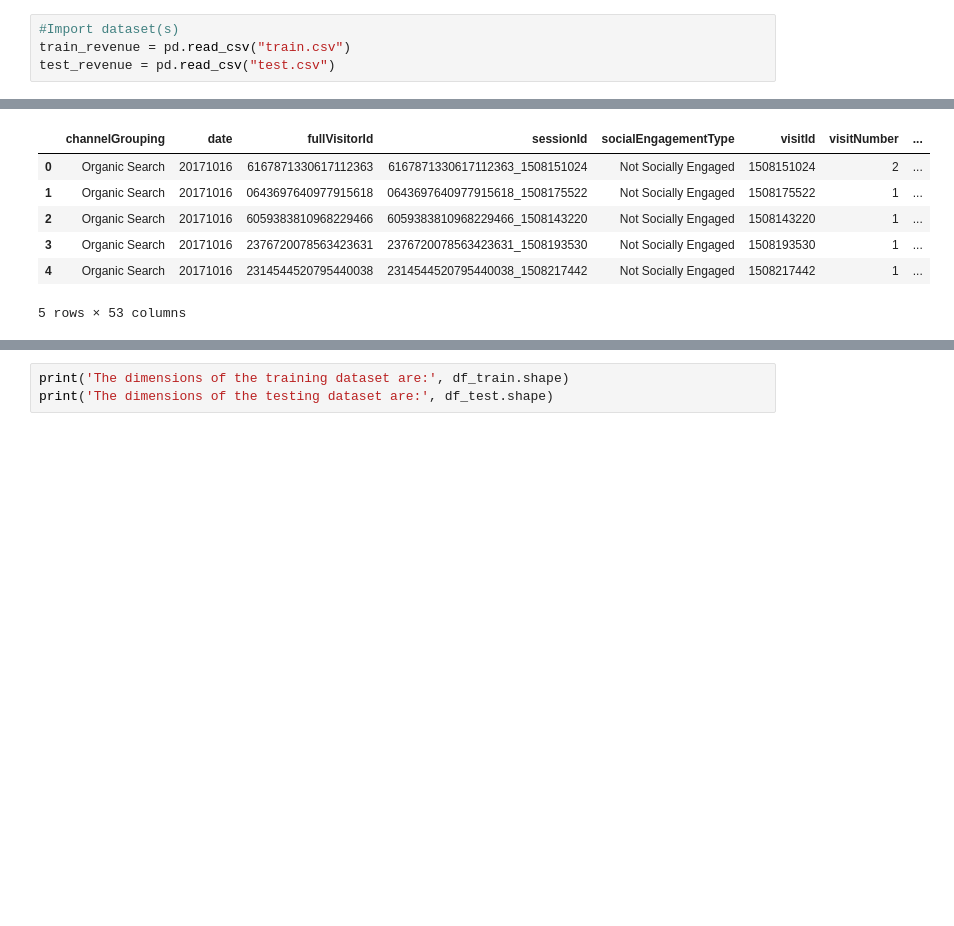
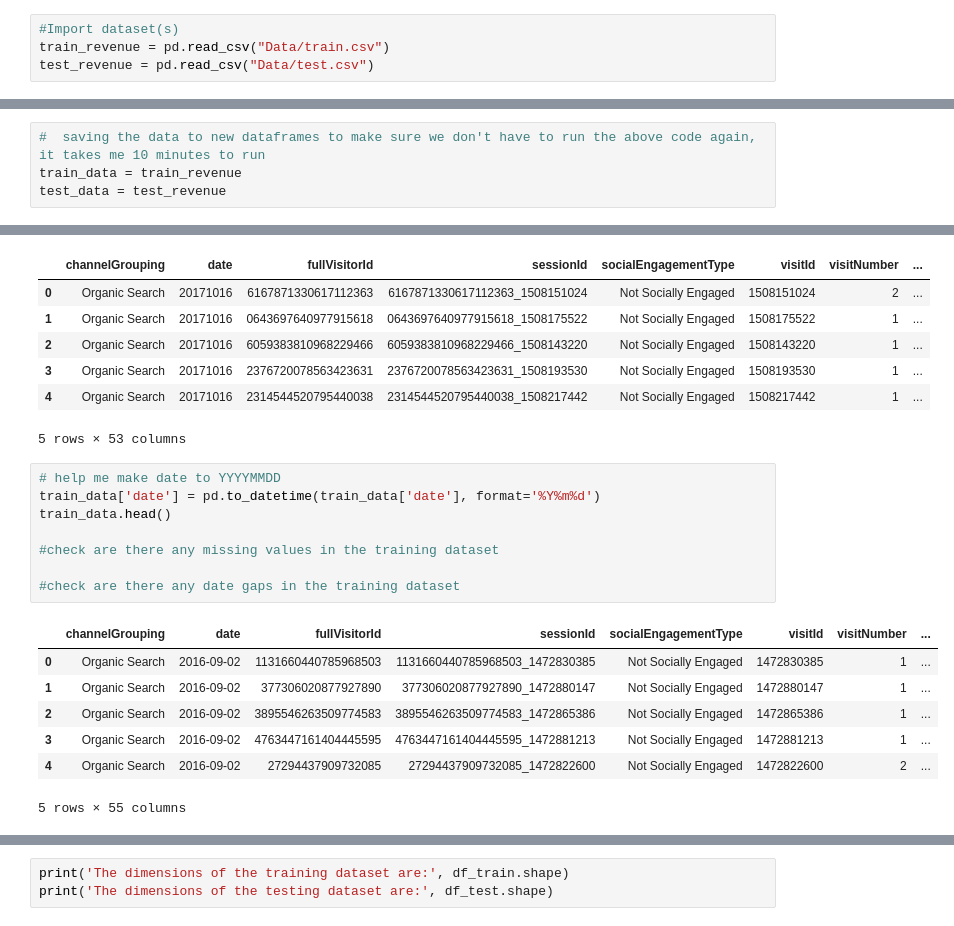
Before and after one commit to McGill-MMA-EnterpriseAnalytics/Revenue-Radar, a Jupyter notebook: Code_Customer_Revenue_Analytics.ipynb, the cells around one changed output, grey strips where cells are left out. Drawn from its saved outputs; the diff is of its cells as text; blank space fills up the shorter version.

```diff
--- a/Code_Customer_Revenue_Analytics.ipynb
+++ b/Code_Customer_Revenue_Analytics.ipynb
@@ -8,5 +8,5 @@ import json
 #os.chdir("/Users/Abdul/Desktop/MMA/Enterprise Data Science/Revenue-Radar/Data")
 # %%
 #Import dataset(s)
-train_revenue = pd.read_csv("train.csv")
-test_revenue = pd.read_csv("test.csv")
+train_revenue = pd.read_csv("Data/train.csv")
+test_revenue = pd.read_csv("Data/test.csv")
@@ -43,3 +47,7 @@ for column in dict_columns:
+# %%
+#  saving the data to new dataframes to make sure we don't have to run the above code again, it takes me 10 minutes to run
+train_data = train_revenue
+test_data = test_revenue
 # %%
 #Viewing first 5 rows of the training dataset
 train_revenue.head()
@@ -62,6 +70,22 @@ test_revenue.head()
 | 3 | Organic Search | 20171016 | 2376720078563423631 | 2376720078563423631_1508193530 | Not Socially Engaged | 1508193530 | 1 | ... |
 | 4 | Organic Search | 20171016 | 2314544520795440038 | 2314544520795440038_1508217442 | Not Socially Engaged | 1508217442 | 1 | ... |
 5 rows × 53 columns
+# %%
+# help me make date to YYYYMMDD
+train_data['date'] = pd.to_datetime(train_data['date'], format='%Y%m%d')
+train_data.head()
+
+#check are there any missing values in the training dataset
+
+#check are there any date gaps in the training dataset
+# %% [output]
+|  | channelGrouping | date | fullVisitorId | sessionId | socialEngagementType | visitId | visitNumber | ... |
+| 0 | Organic Search | 2016-09-02 | 1131660440785968503 | 1131660440785968503_1472830385 | Not Socially Engaged | 1472830385 | 1 | ... |
+| 1 | Organic Search | 2016-09-02 | 377306020877927890 | 377306020877927890_1472880147 | Not Socially Engaged | 1472880147 | 1 | ... |
+| 2 | Organic Search | 2016-09-02 | 3895546263509774583 | 3895546263509774583_1472865386 | Not Socially Engaged | 1472865386 | 1 | ... |
+| 3 | Organic Search | 2016-09-02 | 4763447161404445595 | 4763447161404445595_1472881213 | Not Socially Engaged | 1472881213 | 1 | ... |
+| 4 | Organic Search | 2016-09-02 | 27294437909732085 | 27294437909732085_1472822600 | Not Socially Engaged | 1472822600 | 2 | ... |
+5 rows × 55 columns
 # %%
 #importing the training set
 df_train=pd.read_csv("/Users/Abdul/Desktop/MMA/Enterprise Data Science/Revenue-Radar/Data/train_dejsonified.csv")
```
Also changed, not shown: parts of 5 cells of this notebook.
